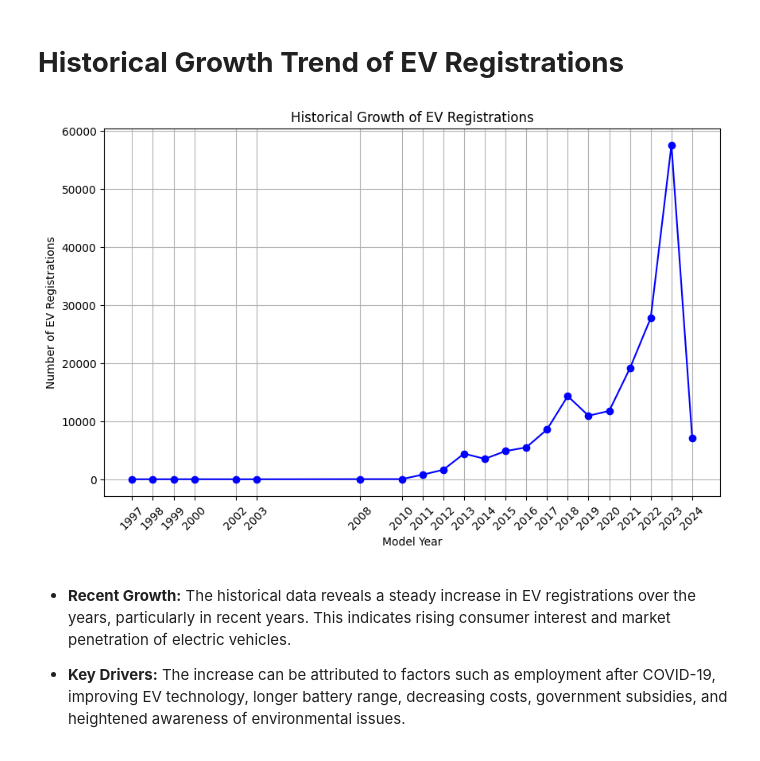
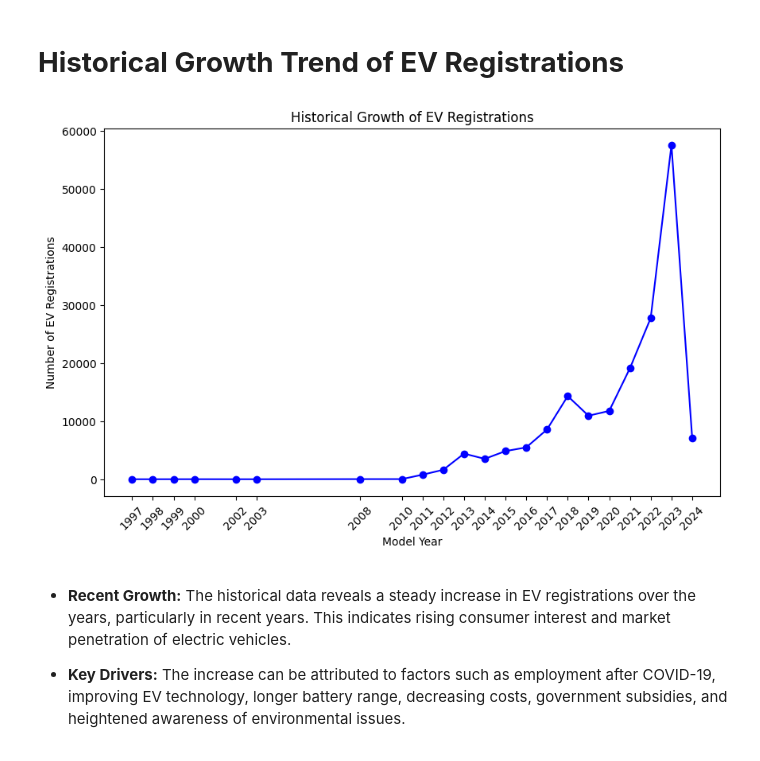
Before and after one commit to SaiPallavi7989/Market-Size-Analysis, a Jupyter notebook: Market_Size_Analysis.ipynb, the cells around one changed output. Saved outputs shown, nothing was run; the diff lists cells and outputs as text; code cells hidden in the pictures.

```diff
--- a/Market_Size_Analysis.ipynb
+++ b/Market_Size_Analysis.ipynb
@@ -234,23 +234,22 @@ dtype: int64
 # %%
 import matplotlib.pyplot as plt
 
 # Fixing column name and ensuring years are sorted properly
 ev['ModelYear'] = ev['ModelYear'].astype(int)  # Ensure 'Model Year' is integer
 
 # Grouping by Model Year to count registrations
 ev_growth = ev.groupby('ModelYear').size().sort_index()  # Sorting by year
 
 # Plotting the trend of EV registrations over the years
 plt.figure(figsize=(10, 6))
 plt.plot(ev_growth.index, ev_growth.values, marker='o', linestyle='-', color='b')
 plt.xticks(ev_growth.index, rotation=45)  # Rotate x-axis labels for better visibility
 plt.title('Historical Growth of EV Registrations')
 plt.xlabel('Model Year')
 plt.ylabel('Number of EV Registrations')
-plt.grid(True)
 plt.show()
 # %% [output]
-[figure, old version]
+[figure, new version]
 # %% [markdown]
 *  **Recent Growth:**
 The historical data reveals a steady increase in EV registrations over the years, particularly in recent years. This indicates rising consumer interest and market penetration of electric vehicles.
```
Also changed, not shown: parts of 4 cells of this notebook.
